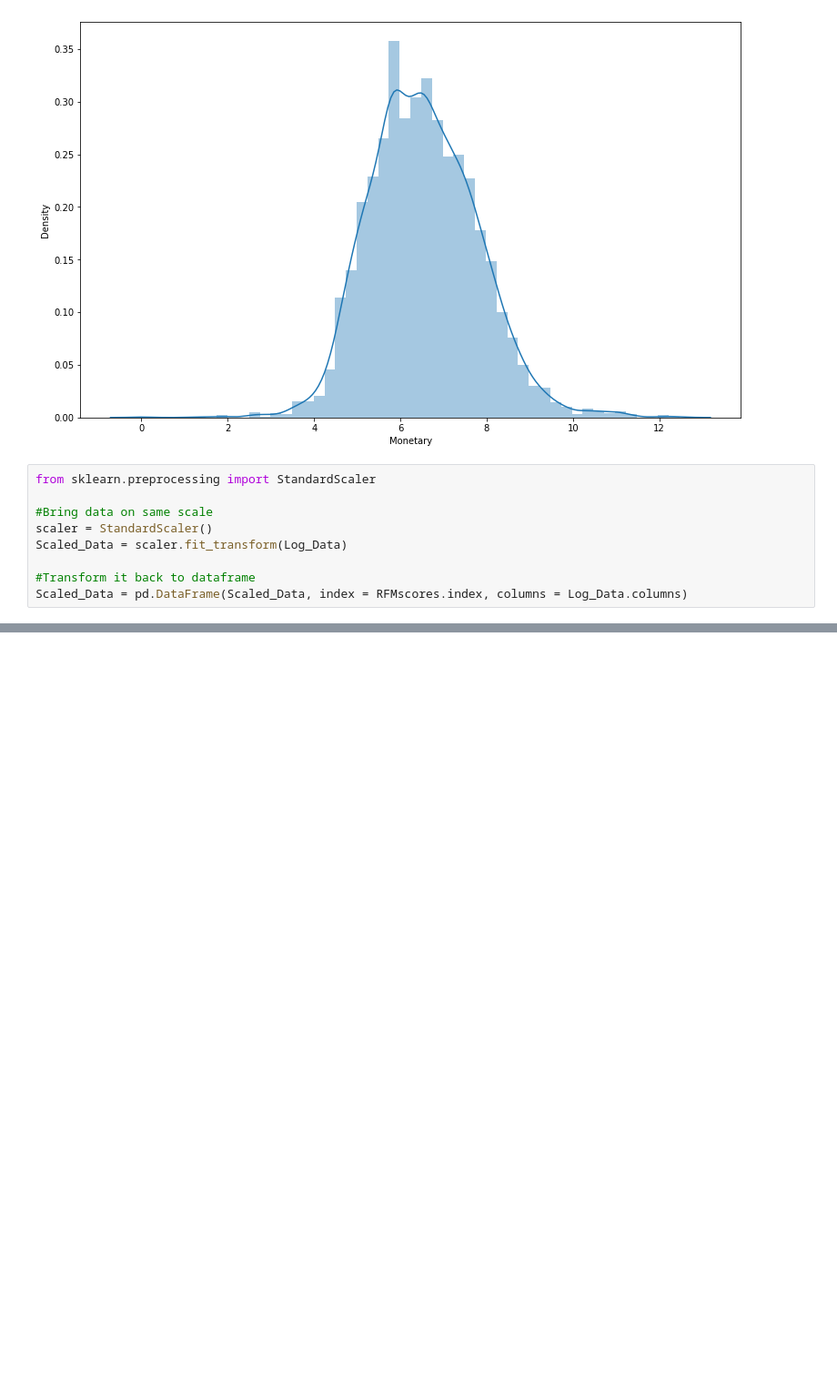
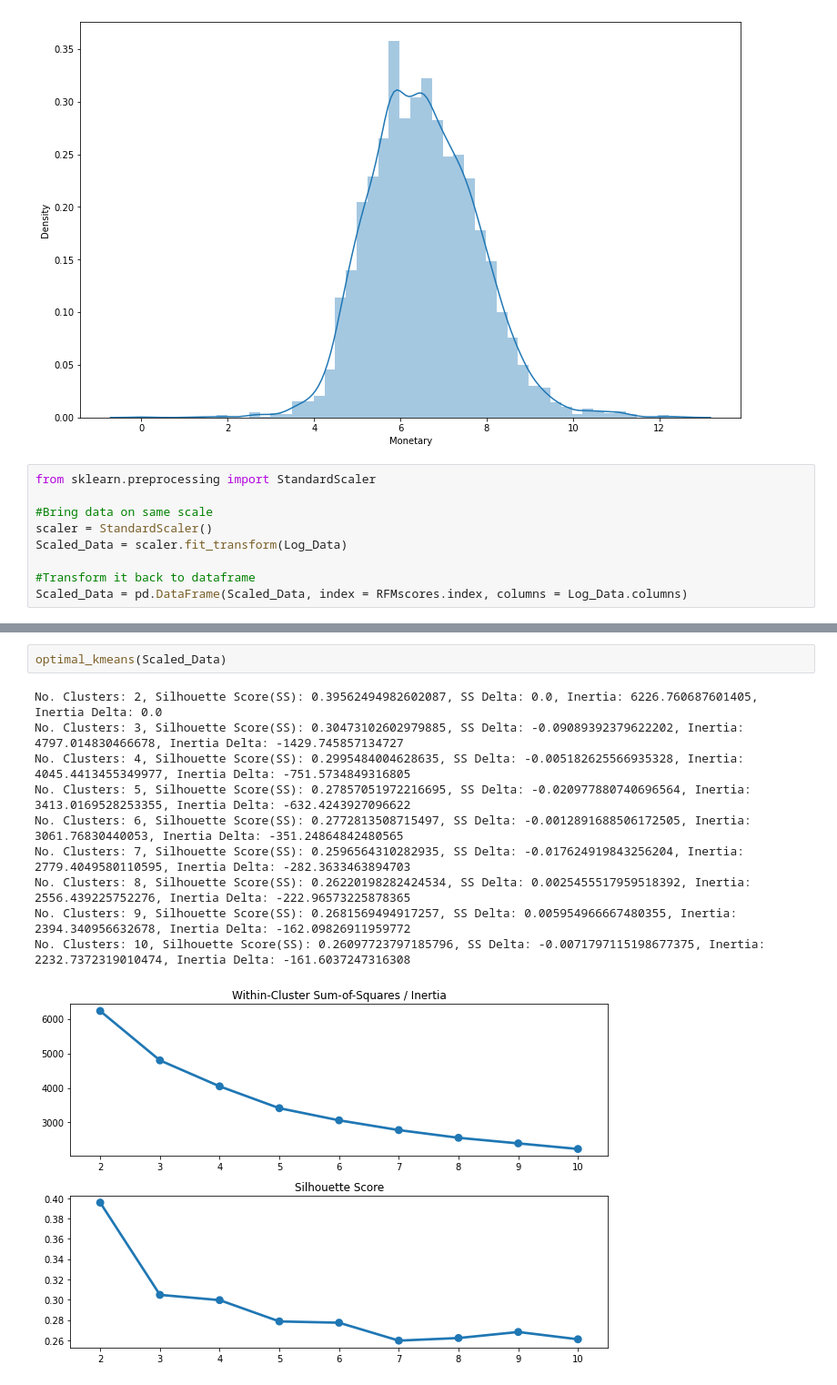
Before and after one commit to Vidhuran-Rajendran/Customer_Segmentation, a Jupyter notebook: Online_Retail_Customer_Segmentation_Capstone_Project.ipynb, the cells around one changed output, grey strips where cells are left out. Shown at 91% size. Saved outputs shown, nothing was run; the diff lists cells and outputs as text; blank space fills up the shorter version.

```diff
--- a/Online_Retail_Customer_Segmentation_Capstone_Project.ipynb
+++ b/Online_Retail_Customer_Segmentation_Capstone_Project.ipynb
@@ -509,0 +567,13 @@ Scaled_Data = pd.DataFrame(Scaled_Data, index = RFMscores.index, columns = Log_D
+# %%
+optimal_kmeans(Scaled_Data)
+# %% [output]
+No. Clusters: 2, Silhouette Score(SS): 0.39562494982602087, SS Delta: 0.0, Inertia: 6226.760687601405, Inertia Delta: 0.0
+No. Clusters: 3, Silhouette Score(SS): 0.30473102602979885, SS Delta: -0.09089392379622202, Inertia: 4797.014830466678, Inertia Delta: -1429.745857134727
+No. Clusters: 4, Silhouette Score(SS): 0.2995484004628635, SS Delta: -0.005182625566935328, Inertia: 4045.4413455349977, Inertia Delta: -751.5734849316805
+No. Clusters: 5, Silhouette Score(SS): 0.27857051972216695, SS Delta: -0.020977880740696564, Inertia: 3413.0169528253355, Inertia Delta: -632.4243927096622
+No. Clusters: 6, Silhouette Score(SS): 0.2772813508715497, SS Delta: -0.0012891688506172505, Inertia: 3061.76830440053, Inertia Delta: -351.24864842480565
+No. Clusters: 7, Silhouette Score(SS): 0.2596564310282935, SS Delta: -0.017624919843256204, Inertia: 2779.4049580110595, Inertia Delta: -282.3633463894703
+No. Clusters: 8, Silhouette Score(SS): 0.26220198282424534, SS Delta: 0.0025455517959518392, Inertia: 2556.439225752276, Inertia Delta: -222.96573225878365
+No. Clusters: 9, Silhouette Score(SS): 0.2681569494917257, SS Delta: 0.005954966667480355, Inertia: 2394.340956632678, Inertia Delta: -162.09826911959772
+No. Clusters: 10, Silhouette Score(SS): 0.26097723797185796, SS Delta: -0.0071797115198677375, Inertia: 2232.7372319010474, Inertia Delta: -161.6037247316308
+[figure, added]
```
Also changed, not shown: parts of 15 cells of this notebook.
